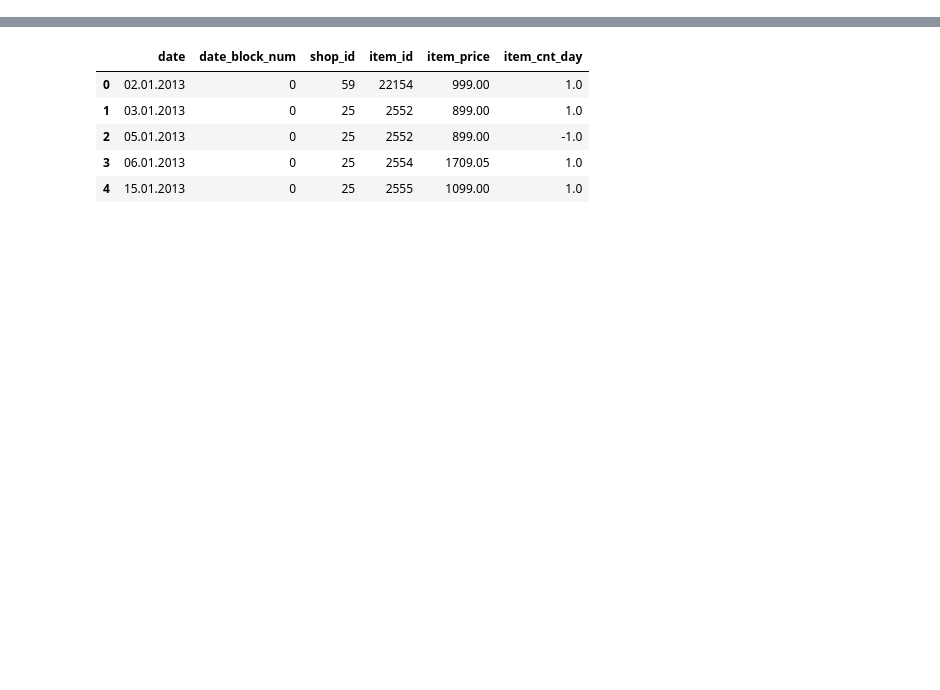
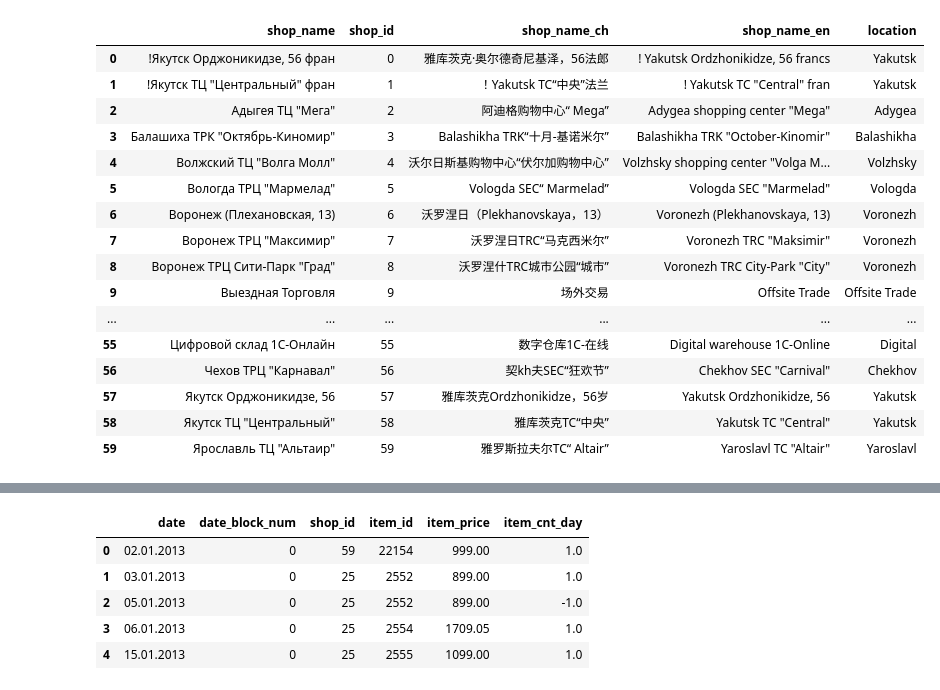
Before and after one commit to anqi-guo/kaggle_predict_future_sales, a Jupyter notebook: 未命名.ipynb, the cells around one changed output, grey strips where cells are left out. Cells and saved outputs as stored; diff of their text form; code cells hidden in the pictures; blank space fills up the shorter version.

```diff
--- a/未命名.ipynb
+++ b/未命名.ipynb
@@ -34,3 +108,33 @@ shops.head()
+# %%
+def get_location(shop_name):
+    if 'Offsite' in shop_name or 'online' in shop_name:
+        return shop_name
+    else:
+        shop_name = shop_name.replace('! ', '')
+        x, _ = shop_name.split(' ', 1)
+        return x
+
+shops['location'] = shops['shop_name_en'].apply(get_location)
+# %%
+shops
+# %% [output]
+|  | shop_name | shop_id | shop_name_ch | shop_name_en | location |
+| 0 | !Якутск Орджоникидзе, 56 фран | 0 | 雅库茨克·奥尔德奇尼基泽，56法郎 | ! Yakutsk Ordzhonikidze, 56 francs | Yakutsk |
+| 1 | !Якутск ТЦ "Центральный" фран | 1 | ！Yakutsk TC“中央”法兰 | ! Yakutsk TC "Central" fran | Yakutsk |
+| 2 | Адыгея ТЦ "Мега" | 2 | 阿迪格购物中心“ Mega” | Adygea shopping center "Mega" | Adygea |
+| 3 | Балашиха ТРК "Октябрь-Киномир" | 3 | Balashikha TRK“十月-基诺米尔” | Balashikha TRK "October-Kinomir" | Balashikha |
+| 4 | Волжский ТЦ "Волга Молл" | 4 | 沃尔日斯基购物中心“伏尔加购物中心” | Volzhsky shopping center "Volga M... | Volzhsky |
+| 5 | Вологда ТРЦ "Мармелад" | 5 | Vologda SEC“ Marmelad” | Vologda SEC "Marmelad" | Vologda |
+| 6 | Воронеж (Плехановская, 13) | 6 | 沃罗涅日（Plekhanovskaya，13） | Voronezh (Plekhanovskaya, 13) | Voronezh |
+| 7 | Воронеж ТРЦ "Максимир" | 7 | 沃罗涅日TRC“马克西米尔” | Voronezh TRC "Maksimir" | Voronezh |
+| 8 | Воронеж ТРЦ Сити-Парк "Град" | 8 | 沃罗涅什TRC城市公园“城市” | Voronezh TRC City-Park "City" | Voronezh |
+| 9 | Выездная Торговля | 9 | 场外交易 | Offsite Trade | Offsite Trade |
+| ... | ... | ... | ... | ... | ... |
+| 55 | Цифровой склад 1С-Онлайн | 55 | 数字仓库1C-在线 | Digital warehouse 1C-Online | Digital |
+| 56 | Чехов ТРЦ "Карнавал" | 56 | 契kh夫SEC“狂欢节” | Chekhov SEC "Carnival" | Chekhov |
+| 57 | Якутск Орджоникидзе, 56 | 57 | 雅库茨克Ordzhonikidze，56岁 | Yakutsk Ordzhonikidze, 56 | Yakutsk |
+| 58 | Якутск ТЦ "Центральный" | 58 | 雅库茨克TC“中央” | Yakutsk TC "Central" | Yakutsk |
+| 59 | Ярославль ТЦ "Альтаир" | 59 | 雅罗斯拉夫尔TC“ Altair” | Yaroslavl TC "Altair" | Yaroslavl |
 # %%
 sales_train = pd.read_csv('sales_train.csv')
 sample_submission = pd.read_csv('sample_submission.csv')
```
Also changed, not shown: parts of 19 cells of this notebook.
